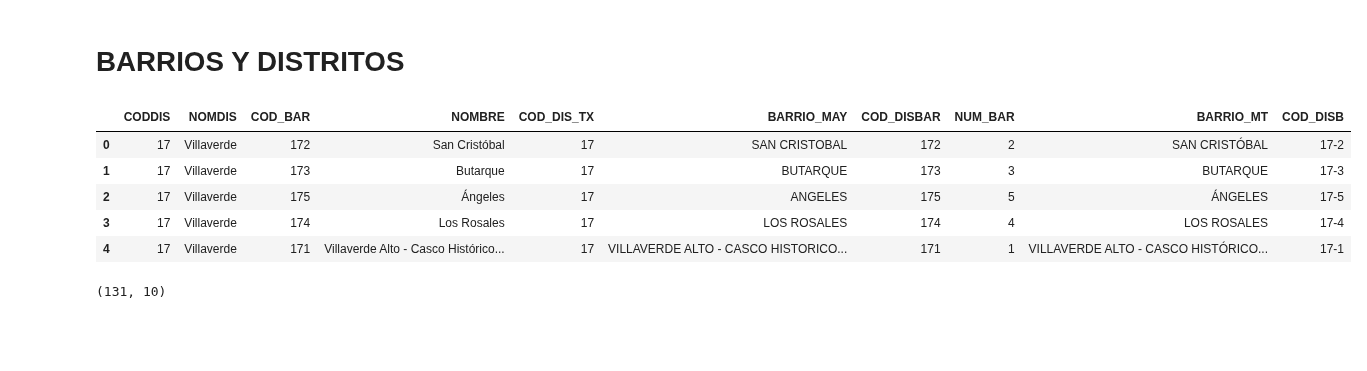
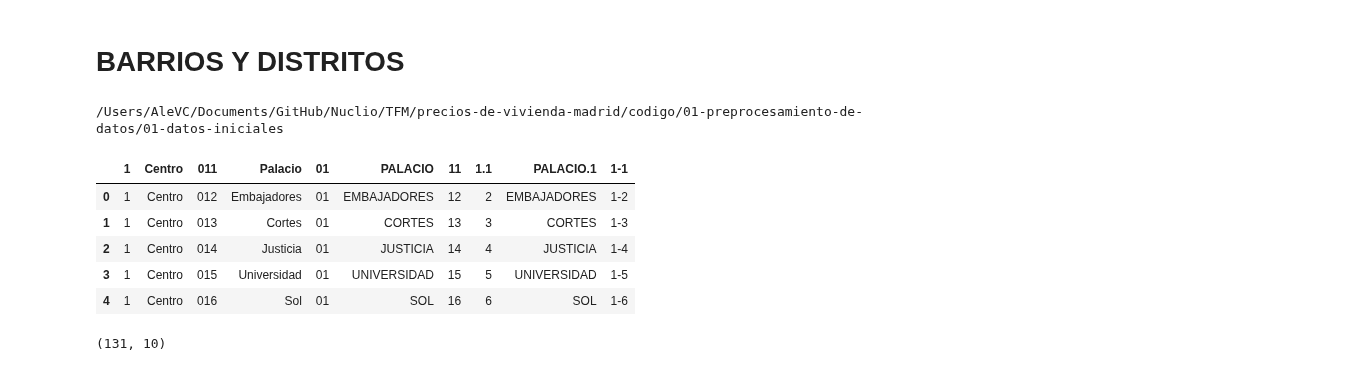
Before and after one commit to avaquerocastro/precios-de-vivienda-madrid, a Jupyter notebook: codigo/01-preprocesamiento-de-datos/01-datos-iniciales/Barrios.ipynb, the cells around one changed output. Cells and saved outputs as stored; diff of their text form; code cells hidden in the pictures; blank space fills up the shorter version.

Commit message:
Actualizando carga de datos notebook Barrios

```diff
--- a/codigo/01-preprocesamiento-de-datos/01-datos-iniciales/Barrios.ipynb
+++ b/codigo/01-preprocesamiento-de-datos/01-datos-iniciales/Barrios.ipynb
@@ -8,16 +9,20 @@ import numpy as np
 # %% [markdown]
 # BARRIOS Y DISTRITOS
+# %%
+print(os.getcwd())
+# %% [output]
+/Users/AleVC/Documents/GitHub/Nuclio/TFM/precios-de-vivienda-madrid/codigo/01-preprocesamiento-de-datos/01-datos-iniciales
 # %%
 # Cargar excel Códigos_Distritos_y_Barrios_Madrid.xlsx
-df_barrios = pd.read_excel('/Users/AleVC/Library/CloudStorage/GoogleDrive-ale.vaquero.c@gmail.com/My Drive/Nuclio/Máster en Data Science/TFM/Datos-adicionales/Códigos_Distritos_y_Barrios_Madrid.xlsx')
+df_barrios = pd.read_excel('./01-adicionales/Códigos_Distritos_y_Barrios_Madrid.xlsx')
 df_barrios.head()
 # %% [output]
-|  | CODDIS | NOMDIS | COD_BAR | NOMBRE | COD_DIS_TX | BARRIO_MAY | COD_DISBAR | NUM_BAR | BARRIO_MT | COD_DISB |
-| 0 | 17 | Villaverde | 172 | San Cristóbal | 17 | SAN CRISTOBAL | 172 | 2 | SAN CRISTÓBAL | 17-2 |
-| 1 | 17 | Villaverde | 173 | Butarque | 17 | BUTARQUE | 173 | 3 | BUTARQUE | 17-3 |
-| 2 | 17 | Villaverde | 175 | Ángeles | 17 | ANGELES | 175 | 5 | ÁNGELES | 17-5 |
-| 3 | 17 | Villaverde | 174 | Los Rosales | 17 | LOS ROSALES | 174 | 4 | LOS ROSALES | 17-4 |
-| 4 | 17 | Villaverde | 171 | Villaverde Alto - Casco Histórico... | 17 | VILLAVERDE ALTO - CASCO HISTORICO... | 171 | 1 | VILLAVERDE ALTO - CASCO HISTÓRICO... | 17-1 |
+|  | 1 | Centro | 011 | Palacio | 01 | PALACIO | 11 | 1.1 | PALACIO.1 | 1-1 |
+| 0 | 1 | Centro | 012 | Embajadores | 01 | EMBAJADORES | 12 | 2 | EMBAJADORES | 1-2 |
+| 1 | 1 | Centro | 013 | Cortes | 01 | CORTES | 13 | 3 | CORTES | 1-3 |
+| 2 | 1 | Centro | 014 | Justicia | 01 | JUSTICIA | 14 | 4 | JUSTICIA | 1-4 |
+| 3 | 1 | Centro | 015 | Universidad | 01 | UNIVERSIDAD | 15 | 5 | UNIVERSIDAD | 1-5 |
+| 4 | 1 | Centro | 016 | Sol | 01 | SOL | 16 | 6 | SOL | 1-6 |
 # %%
 df_barrios.shape
 # (131, 10)
```
Also changed, not shown: parts of 1 cell of this notebook, 1 other file.
